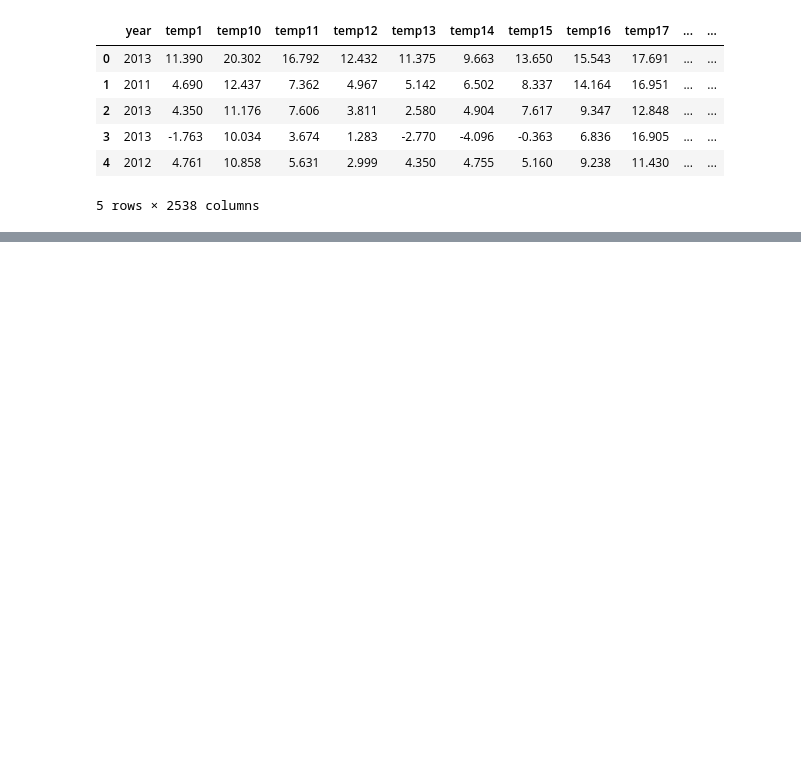
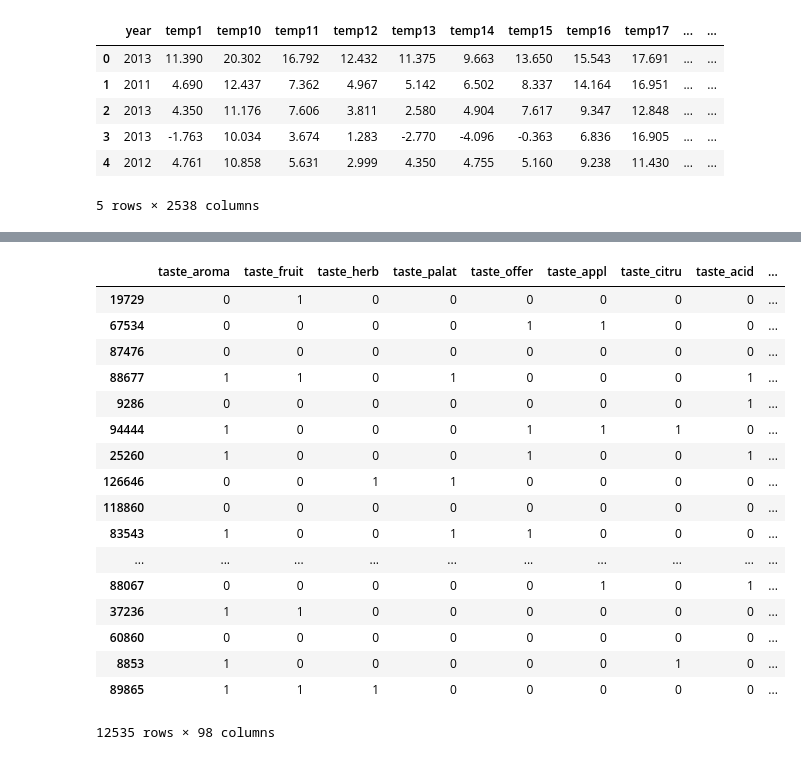
Before and after one commit to thanakijwanavit/wine_review_capstone, a Jupyter notebook: wine_review_ai/classification_models.ipynb, the cells around one changed output, grey strips where cells are left out. Drawn from its saved outputs; the diff is of its cells as text; code cells hidden in the pictures; blank space fills up the shorter version.

```diff
--- a/wine_review_ai/classification_models.ipynb
+++ b/wine_review_ai/classification_models.ipynb
@@ -110,3 +105,32 @@ evaluate(y_pred,Y_val.astype('int'))
+# %%
+import seaborn as sb
+# pd.DataFrame(Y_val.columns,y_pred)
+pred_df=pd.DataFrame(y_pred[0:20])
+pred_df.columns=Y_val.columns
+pred_df
+# sb.countplot(pred_df.iloc[3])
+# sb.countplot(pred_df)
+# sb.scatterplot
+Y_val
+# %% [output]
+|  | taste_aroma | taste_fruit | taste_herb | taste_palat | taste_offer | taste_appl | taste_citru | taste_acid | ... |
+| 19729 | 0 | 1 | 0 | 0 | 0 | 0 | 0 | 0 | ... |
+| 67534 | 0 | 0 | 0 | 0 | 1 | 1 | 0 | 0 | ... |
+| 87476 | 0 | 0 | 0 | 0 | 0 | 0 | 0 | 0 | ... |
+| 88677 | 1 | 1 | 0 | 1 | 0 | 0 | 0 | 1 | ... |
+| 9286 | 0 | 0 | 0 | 0 | 0 | 0 | 0 | 1 | ... |
+| 94444 | 1 | 0 | 0 | 0 | 1 | 1 | 1 | 0 | ... |
+| 25260 | 1 | 0 | 0 | 0 | 1 | 0 | 0 | 1 | ... |
+| 126646 | 0 | 0 | 1 | 1 | 0 | 0 | 0 | 0 | ... |
+| 118860 | 0 | 0 | 0 | 0 | 0 | 0 | 0 | 0 | ... |
+| 83543 | 1 | 0 | 0 | 1 | 1 | 0 | 0 | 0 | ... |
+| ... | ... | ... | ... | ... | ... | ... | ... | ... | ... |
+| 88067 | 0 | 0 | 0 | 0 | 0 | 1 | 0 | 1 | ... |
+| 37236 | 1 | 1 | 0 | 0 | 0 | 0 | 0 | 0 | ... |
+| 60860 | 0 | 0 | 0 | 0 | 0 | 0 | 0 | 0 | ... |
+| 8853 | 1 | 0 | 0 | 0 | 0 | 0 | 1 | 0 | ... |
+| 89865 | 1 | 1 | 1 | 0 | 0 | 0 | 0 | 0 | ... |
+12535 rows × 98 columns
 # %%
 from sklearn.linear_model import LogisticRegression
 from sklearn.multioutput import MultiOutputClassifier
```
Also changed, not shown: parts of 23 cells of this notebook, 3 other files.
